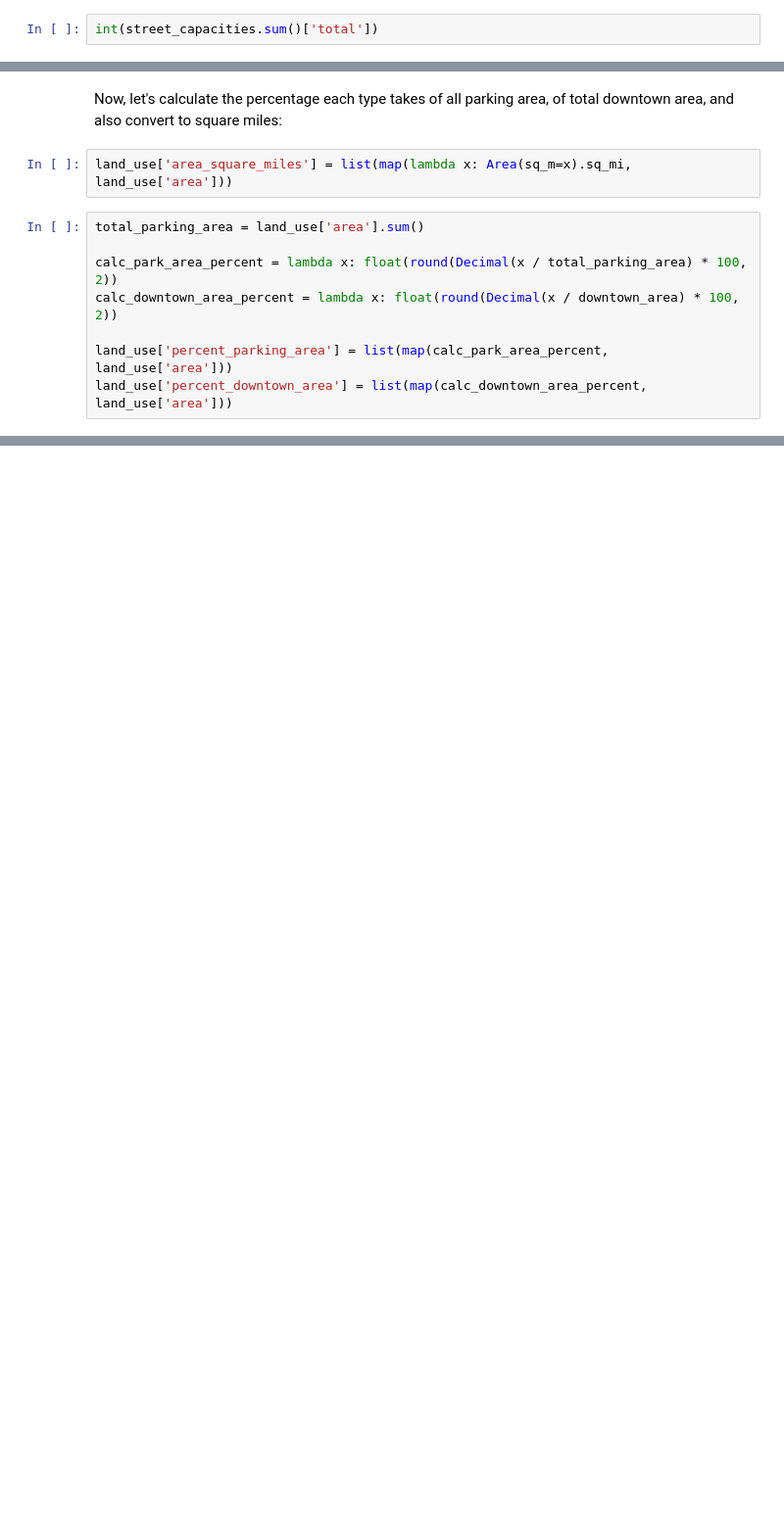
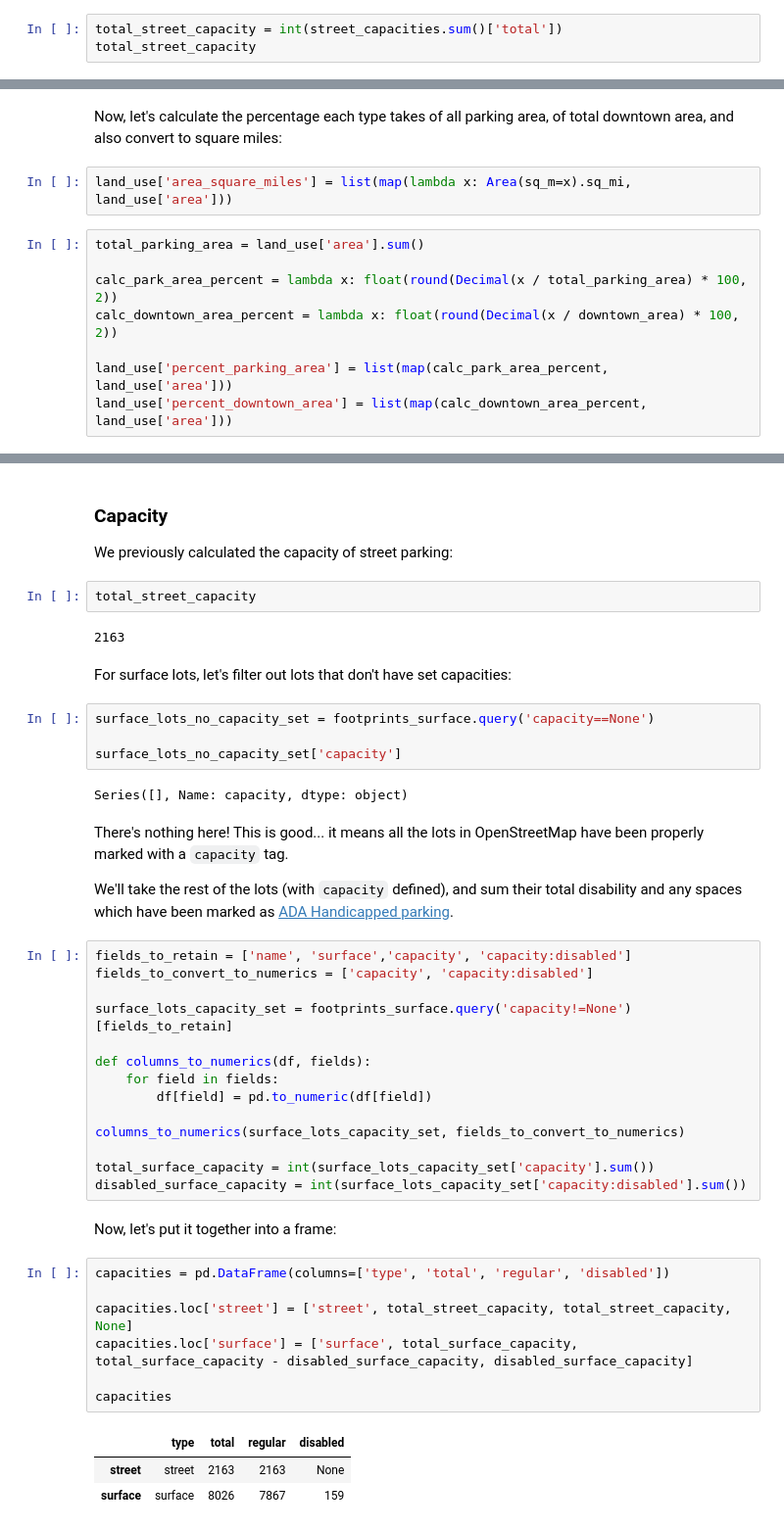
Before and after one commit to chris-sarli/parking-analysis, a Jupyter notebook: notebooks/calculations.ipynb, the cells around one changed output, grey strips where cells are left out. Shown: that part at 98% size. Drawn from its saved outputs; the diff is of its cells as text; blank space fills up the shorter version.

```diff
--- a/notebooks/calculations.ipynb
+++ b/notebooks/calculations.ipynb
@@ -151,7 +151,8 @@ street_capacities.head()
 # %% [markdown]
 And sum again to get the **total number of on-street parking spaces:**
 # %%
-int(street_capacities.sum()['total'])
+total_street_capacity = int(street_capacities.sum()['total'])
+total_street_capacity
 # %% [output]
 2163
 # %% [markdown]
@@ -228 +236,48 @@ percent_downtown_area        17.690000
 dtype: float64
+# %% [markdown]
+### Capacity
+
+We previously calculated the capacity of street parking:
+# %%
+total_street_capacity
+# %% [output]
+2163
+# %% [markdown]
+For surface lots, let's filter out lots that don't have set capacities:
+# %%
+surface_lots_no_capacity_set = footprints_surface.query('capacity==None')
+
+surface_lots_no_capacity_set['capacity']
+# %% [output]
+Series([], Name: capacity, dtype: object)
+# %% [markdown]
+There's nothing here! This is good... it means all the lots in OpenStreetMap have been properly marked with a `capacity` tag.
+
+We'll take the rest of the lots (with `capacity` defined), and sum their total disability and any spaces which have been marked as [ADA Handicapped parking](https://www.ada.gov/restriping_parking/restriping2015.html).
+# %%
+fields_to_retain = ['name', 'surface','capacity', 'capacity:disabled']
+fields_to_convert_to_numerics = ['capacity', 'capacity:disabled']
+
+surface_lots_capacity_set = footprints_surface.query('capacity!=None')[fields_to_retain]
+
+def columns_to_numerics(df, fields):
+    for field in fields:
+        df[field] = pd.to_numeric(df[field])
+
+columns_to_numerics(surface_lots_capacity_set, fields_to_convert_to_numerics)
+
+total_surface_capacity = int(surface_lots_capacity_set['capacity'].sum())
+disabled_surface_capacity = int(surface_lots_capacity_set['capacity:disabled'].sum())
+# %% [markdown]
+Now, let's put it together into a frame:
+# %%
+capacities = pd.DataFrame(columns=['type', 'total', 'regular', 'disabled'])
+
+capacities.loc['street'] = ['street', total_street_capacity, total_street_capacity, None]
+capacities.loc['surface'] = ['surface', total_surface_capacity, total_surface_capacity - disabled_surface_capacity, disabled_surface_capacity]
+
+capacities
+# %% [output]
+|  | type | total | regular | disabled |
+| street | street | 2163 | 2163 | None |
+| surface | surface | 8026 | 7867 | 159 |
```
Also changed, not shown: parts of 19 cells of this notebook, 3 other files.
